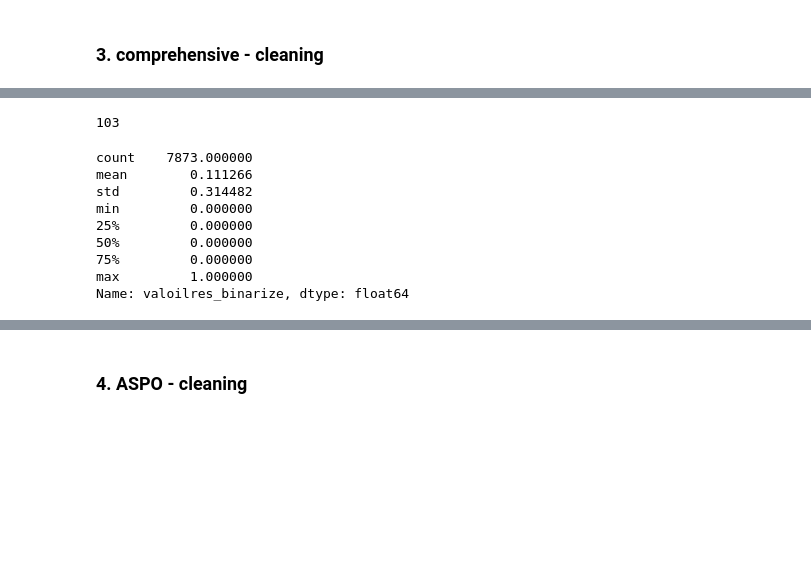
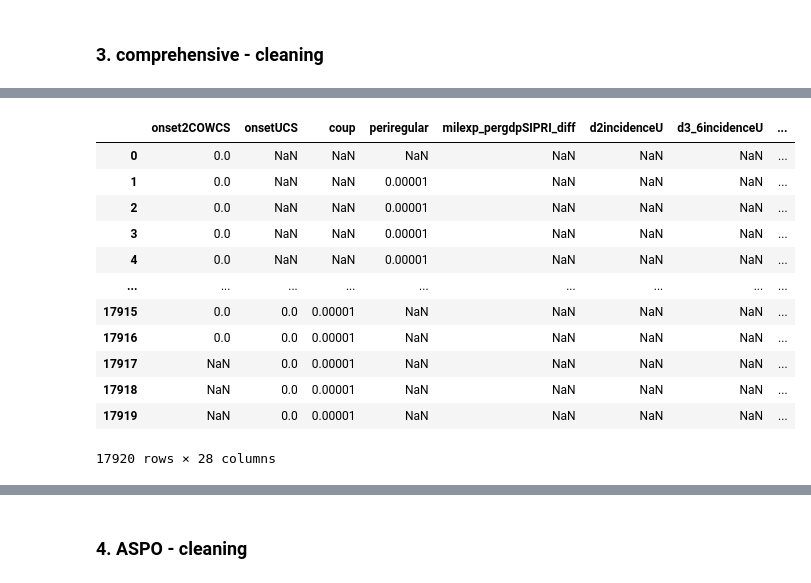
Before and after one commit to wanranzhao/STAT27420-final-code, a Jupyter notebook: Code/data_cleaning.ipynb, the cells around one changed output, grey strips where cells are left out. Cells and saved outputs as stored; diff of their text form; code cells hidden in the pictures; blank space fills up the shorter version.

```diff
--- a/Code/data_cleaning.ipynb
+++ b/Code/data_cleaning.ipynb
@@ -71,3 +50,7 @@ aspo[['wildcat','year']][~aspo['wildcat'].isna()].query('wildcat > 0')
+# %%
+aspo0 = aspo[['year', 'numcode', 'd2incidenceU', 'd3_6incidenceU']]
+# %%
+comprehensive = pd.merge(comprehensive, aspo0, how="left", on=["year", "numcode"])
 # %% [markdown]
 ### 2. function to do transformation
 # %%
@@ -101,7 +84,7 @@ df
 | 14 | C | 14 | 1 | 42667 | 77102 | 41883 |
 | 18 | C | 18 | 3 | 72124 | 57933 | 25479 |
 # %%
-def transform_df(df, groupby_cols, log_cols, diff_cols, pct_change_cols, binarize_cols):
+def transform_df(df, groupby_cols, log_cols, diff_cols, pct_change_cols, binarize_cols, binarize_0_cols):
 
     new_df = df.copy()
     new_cols = []
@@ -133,6 +116,13 @@ def transform_df(df, groupby_cols, log_cols, diff_cols, pct_change_cols, binariz
         new_df[diff_name] = new_df[col_name] - new_df.groupby(groupby_cols)[col_name].shift(1)
         new_cols.append(diff_name)
 
+    for col_name in binarize_0_cols:
+        binarize_name = col_name + '_binarize'
+        new_df[binarize_name] = np.NAN
+        new_df.loc[new_df[col_name] > 0.1**5, binarize_name] = 1
+        new_df.loc[new_df[col_name] <= 0.1**5, binarize_name] = 0
+        new_cols.append(binarize_name)
+
     return new_df[new_cols]
 # %%
 transform_df(df, ['country'], ['lognum1'], ['num4'], ['num2','num3'], ['num3'])
@@ -277,4 +276,5 @@ new_df = transform_df(df = comprehensive,
                       log_cols = log_lst,
                       diff_cols = diff_lst,
                       pct_change_cols = pct_change_lst,
-                      binarize_cols = binarize_lst)
+                      binarize_cols = binarize_lst,
+                      binarize_0_cols = binarize_0_lst)
@@ -300,34 +308,56 @@ Index(['onset2COWCS', 'onsetUCS', 'coup', 'periregular', 'numcode', 'year',
       dtype='object')
 # %%
 # potential selection of variables
-len((comprehensive_new[['onset2COWCS',
+comprehensive_new[[# outcome
+                   'onset2COWCS',
+                   'onsetUCS',
+                   'coup',
+                   'periregular',
+                   'milexp_pergdpSIPRI_diff',
+
+                   # lagged outcome
+                   'd2incidenceU',
+                   'd3_6incidenceU',
+
+                   # treatment
+                   'oilreserves_binarize',
                    'valoilres_binarize',
+                   'valoilres_public_binarize',
+                   'oilpop_binarize',
+                   'valoilres_impute_binarize',
+                   'oilpop_impute_binarize',
+                   'newdiscovery_aspo_binarize',
+
+                   # confounders
+                   'crude1990P_diff',
+                   'wildcat_diff',
+                   'out_regdisaster_diff',
                    'ecgrowth',
                    'pop_maddison_diff',
                    'popdens_diff',
                    'democracy_diff',
                    'logmountain',
                    'ethnic_fractionalization',
                    'religion_fractionalization',
                    'language_fractionalization',
                    'leg_british',
-                   'numcode',
-                   'year']].dropna())['numcode'].unique())
+                   'decade',
+                   'opec']]
 # %% [output]
+|  | onset2COWCS | onsetUCS | coup | periregular | milexp_pergdpSIPRI_diff | d2incidenceU | d3_6incidenceU | ... |
+| 0 | 0.0 | NaN | NaN | NaN | NaN | NaN | NaN | ... |
+| 1 | 0.0 | NaN | NaN | 0.00001 | NaN | NaN | NaN | ... |
+| 2 | 0.0 | NaN | NaN | 0.00001 | NaN | NaN | NaN | ... |
+| 3 | 0.0 | NaN | NaN | 0.00001 | NaN | NaN | NaN | ... |
+| 4 | 0.0 | NaN | NaN | 0.00001 | NaN | NaN | NaN | ... |
+| ... | ... | ... | ... | ... | ... | ... | ... | ... |
+| 17915 | 0.0 | 0.0 | 0.00001 | NaN | NaN | NaN | NaN | ... |
+| 17916 | 0.0 | 0.0 | 0.00001 | NaN | NaN | NaN | NaN | ... |
+| 17917 | NaN | 0.0 | 0.00001 | NaN | NaN | NaN | NaN | ... |
+| 17918 | NaN | 0.0 | 0.00001 | NaN | NaN | NaN | NaN | ... |
+| 17919 | NaN | 0.0 | 0.00001 | NaN | NaN | NaN | NaN | ... |
-103
+17920 rows × 28 columns
 # %%
 #comprehensive_new[['oilpop_impute_binarize','year']].groupby('oilpop_impute_binarize').count()
 # %%
 comprehensive_new.to_pickle("../Data/data/comprehensive_new.pkl")
-# %%
-comprehensive_new['valoilres_binarize'].describe()
-# %% [output]
-count    7873.000000
-mean        0.111266
-std         0.314482
-min         0.000000
-25%         0.000000
-50%         0.000000
-75%         0.000000
-max         1.000000
-Name: valoilres_binarize, dtype: float64
```
Also changed, not shown: parts of 11 cells of this notebook, 2 other files.
